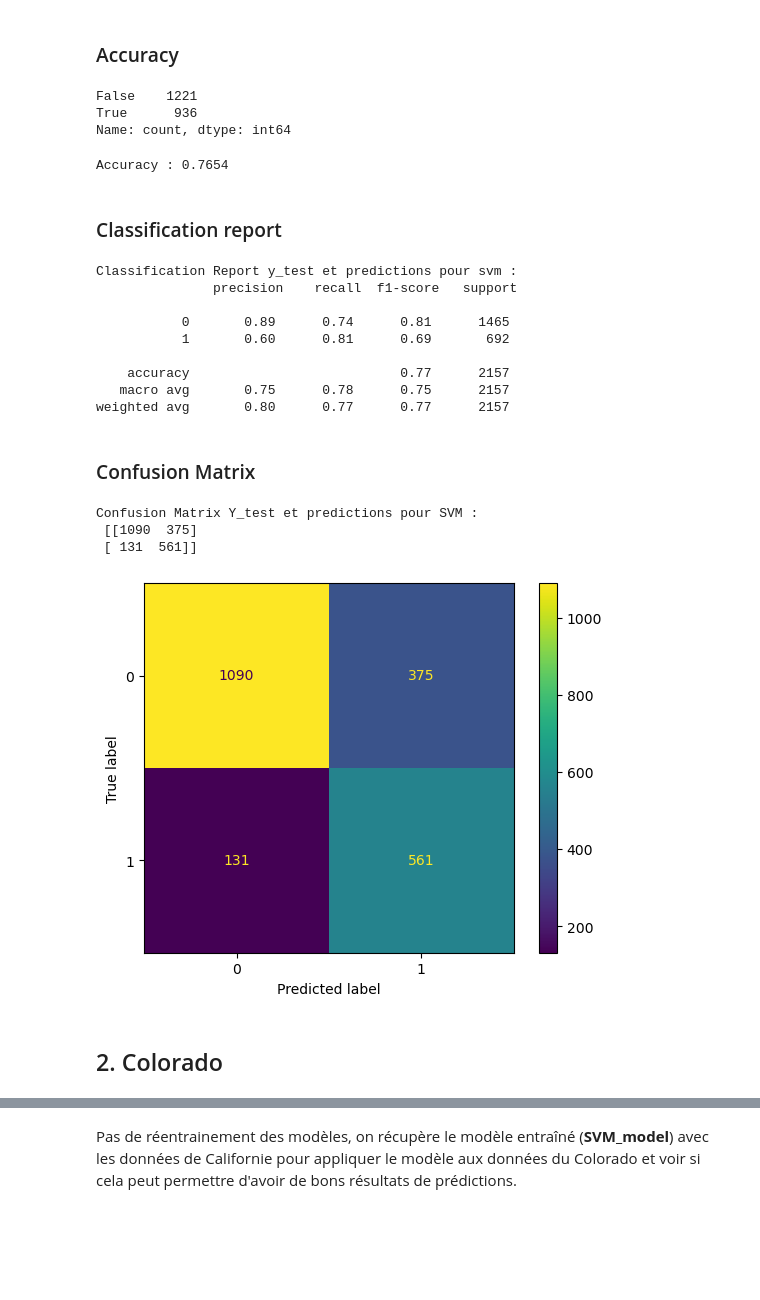
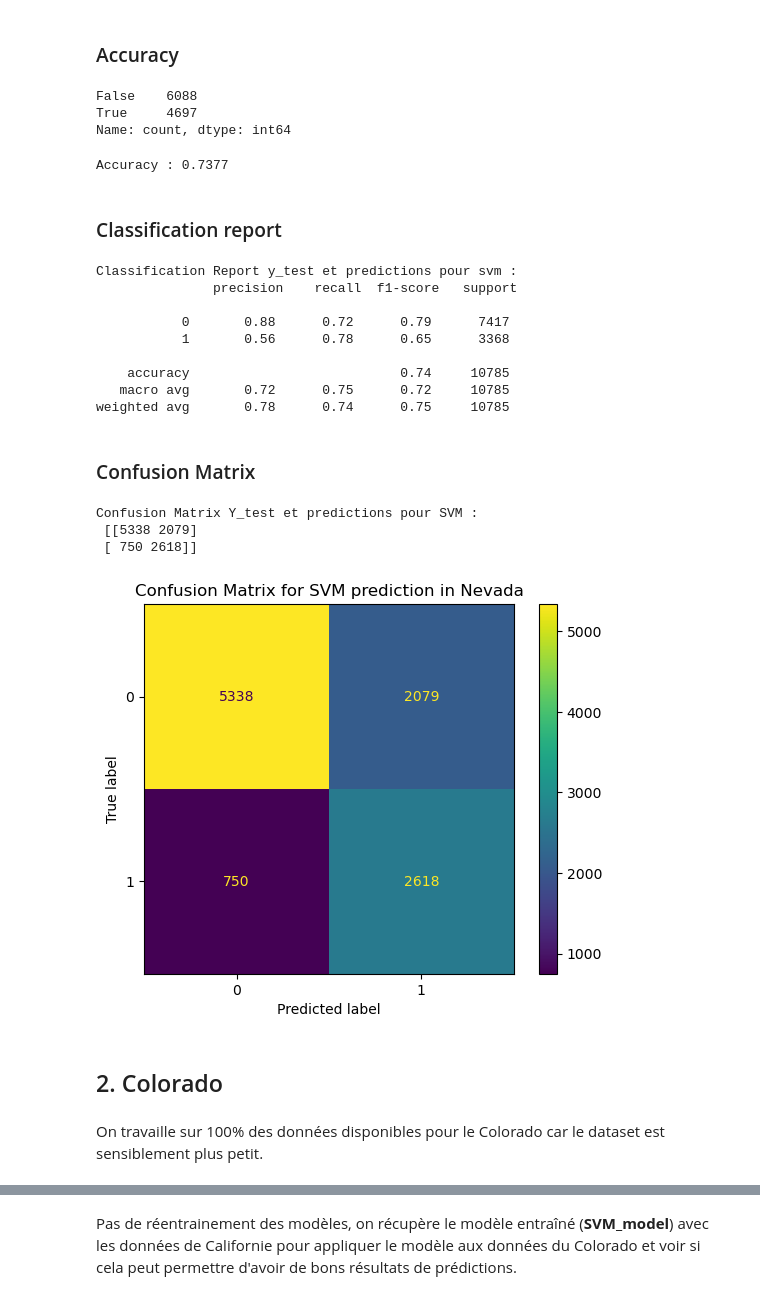
Before and after one commit to thomasclgnt/AS, a Jupyter notebook: SVM.ipynb, the cells around one changed output, grey strips where cells are left out. Cells and saved outputs as stored; diff of their text form; code cells hidden in the pictures; blank space fills up the shorter version.

```diff
--- a/SVM.ipynb
+++ b/SVM.ipynb
@@ -365,17 +365,9 @@ labelsNE = pd.read_csv(csv_labelsNE)
 # Separating features and labels, shuffling
 Xne_all = featuresNE
 Yne_all = labelsNE
-Xne_all,Yne_all = shuffle(Xne_all,Yne_all, random_state=0)
-
-# Only use first N samples to limit training time
-sample = 1
-num_samples = int(len(Xne_all)*sample)
-Xne,Yne = Xne_all[:num_samples], Yne_all[:num_samples]
+Xne,Yne = shuffle(Xne_all,Yne_all, random_state=0)
 
 # Scaler for data standardization
 scaler = StandardScaler()
 
-# Separate train and test sets
-Xne_train, Xne_test, Yne_train, Yne_test = train_test_split(Xne,Yne, random_state=0, train_size=0.8)
-Xne_train = scaler.fit_transform(Xne_train)
-Xne_test = scaler.fit_transform(Xne_test)
+Xne = scaler.fit_transform(Xne)
@@ -396,49 +388,50 @@ On travaille sur 100% des données disponibles pour le Nevada car le dataset est
 # %% [markdown]
 ### Accuracy
 # %%
-predictionsNE = SVM_model.predict(Xne_test)
+predictionsNE = SVM_model.predict(Xne)
 
 res = pd.Series(predictionsNE)
 res.value_counts()
 # %% [output]
-False    1221
-True      936
+False    6088
+True     4697
 Name: count, dtype: int64
 # %%
-accuracy = accuracy_score(Yne_test, predictionsNE)
+accuracy = accuracy_score(Yne, predictionsNE)
 print(f'Accuracy : {accuracy:.4f}')
 # %% [output]
-Accuracy : 0.7654
+Accuracy : 0.7377
 # %% [markdown]
 ### Classification report
 # %%
-report = classification_report(Yne_test, predictionsNE)
+report = classification_report(Yne, predictionsNE)
 print('Classification Report y_test et predictions pour svm :\n', report)
 # %% [output]
 Classification Report y_test et predictions pour svm :
                precision    recall  f1-score   support
 
-           0       0.89      0.74      0.81      1465
-           1       0.60      0.81      0.69       692
+           0       0.88      0.72      0.79      7417
+           1       0.56      0.78      0.65      3368
 
-    accuracy                           0.77      2157
-   macro avg       0.75      0.78      0.75      2157
-weighted avg       0.80      0.77      0.77      2157
+    accuracy                           0.74     10785
+   macro avg       0.72      0.75      0.72     10785
+weighted avg       0.78      0.74      0.75     10785
 # %% [markdown]
 ### Confusion Matrix
 # %%
-conf_matrix = confusion_matrix(Yne_test, predictionsNE)
+conf_matrix = confusion_matrix(Yne, predictionsNE)
 print('Confusion Matrix Y_test et predictions pour SVM :\n', conf_matrix)
 # %% [output]
 Confusion Matrix Y_test et predictions pour SVM :
- [[1090  375]
- [ 131  561]]
+ [[5338 2079]
+ [ 750 2618]]
 # %%
 disp = ConfusionMatrixDisplay(confusion_matrix=conf_matrix)
 disp.plot()
+plt.title("Confusion Matrix for SVM prediction in Nevada")
 plt.show()
 # %% [output]
-[figure, old version]
+[figure, new version]
 # %% [markdown]
 ## 2. Colorado
 # %%
@@ -467,0 +453,2 @@ Xco_test = scaler.fit_transform(Xco_test)
+# %% [markdown]
+On travaille sur 100% des données disponibles pour le Colorado car le dataset est sensiblement plus petit.
```
Also changed, not shown: parts of 13 cells of this notebook, 11 other files.
